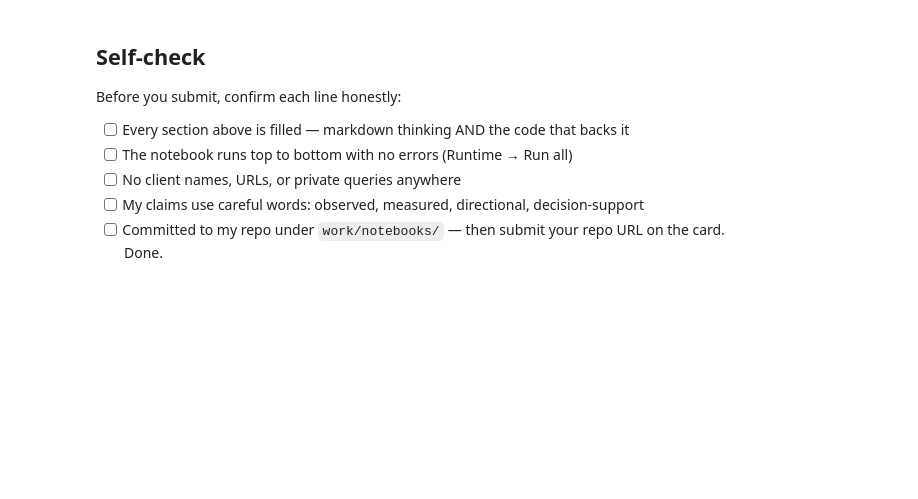
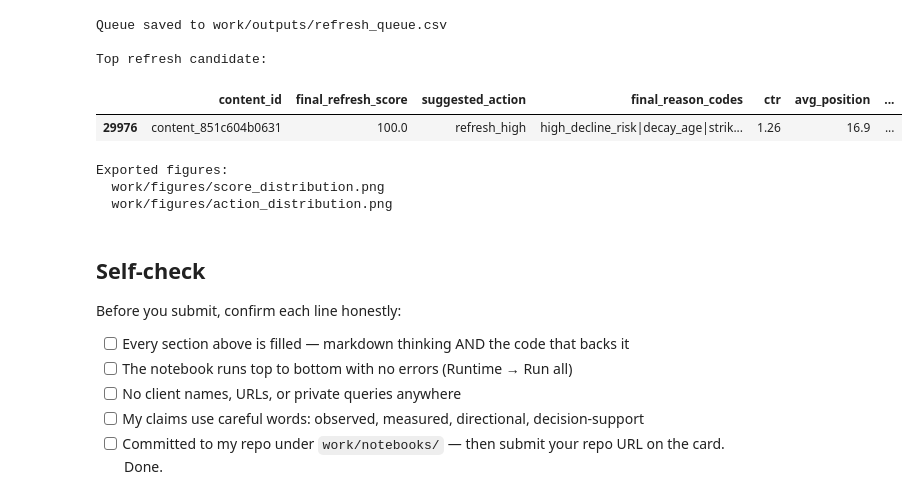
Before and after one commit to UmerSajid842/flyrankmlproject, a Jupyter notebook: work/notebooks/w07_action_playbook.ipynb, the cells around one changed output. Drawn from its saved outputs; the diff is of its cells as text; code cells hidden in the pictures; blank space fills up the shorter version.

```diff
--- a/work/notebooks/w07_action_playbook.ipynb
+++ b/work/notebooks/w07_action_playbook.ipynb
@@ -131,5 +408,28 @@ queue.groupby("suggested_action")["final_refresh_score"].mean().to_frame(name="a
 # %%
 queue.loc[queue["final_refresh_score"].idxmax(), ["content_id", "final_refresh_score", "suggested_action", "final_reason_codes"]]
+# ---- Save queue ----
+queue_path = Path("work/outputs/refresh_queue.csv")
+queue.to_csv(queue_path, index=False)
+print(f"Queue saved to {queue_path}")
+
+# ---- Show top candidate ----
+top = queue.iloc[0]
+print("\nTop refresh candidate:")
+display(top.to_frame().T)  # display as one-row table if in notebook
+
+# ---- Confirm figures exist ----
+print("\nExported figures:")
+for f in Path("work/figures").glob("*.png"):
+    print(f"  {f}")
+# %% [output]
+Queue saved to work/outputs/refresh_queue.csv
+
+Top refresh candidate:
+|  | content_id | final_refresh_score | suggested_action | final_reason_codes | ctr | avg_position | ... |
+| 29976 | content_851c604b0631 | 100.0 | refresh_high | high_decline_risk|decay_age|strik... | 1.26 | 16.9 | ... |
+Exported figures:
+  work/figures/score_distribution.png
+  work/figures/action_distribution.png
 # %% [markdown]
 ## Self-check
 
```
Also changed, not shown: parts of 11 cells of this notebook.
